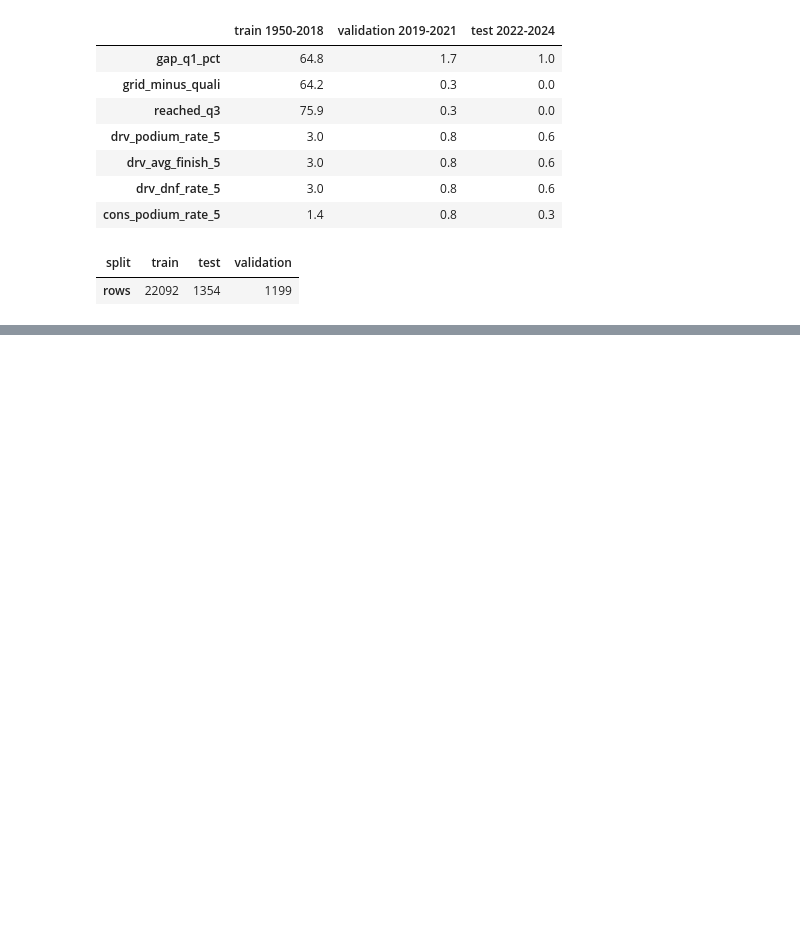
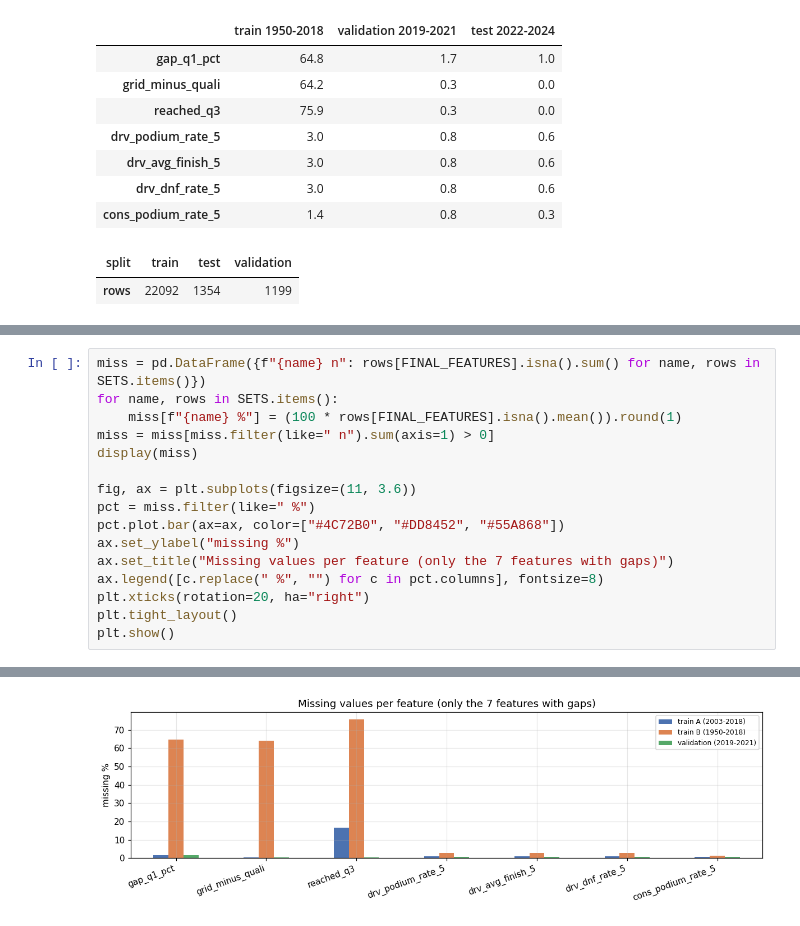
Before and after one commit to Farah-Essam/ACL-2, a Jupyter notebook: f1_podium_prediction.ipynb, the cells around one changed output, grey strips where cells are left out. Drawn from its saved outputs; the diff is of its cells as text; blank space fills up the shorter version.

```diff
--- a/f1_podium_prediction.ipynb
+++ b/f1_podium_prediction.ipynb
@@ -3925,0 +3995,17 @@ Missing values per feature (%), only features with gaps; 'train' here is all tra
+# %%
+miss = pd.DataFrame({f"{name} n": rows[FINAL_FEATURES].isna().sum() for name, rows in SETS.items()})
+for name, rows in SETS.items():
+    miss[f"{name} %"] = (100 * rows[FINAL_FEATURES].isna().mean()).round(1)
+miss = miss[miss.filter(like=" n").sum(axis=1) > 0]
+display(miss)
+
+fig, ax = plt.subplots(figsize=(11, 3.6))
+pct = miss.filter(like=" %")
+pct.plot.bar(ax=ax, color=["#4C72B0", "#DD8452", "#55A868"])
+ax.set_ylabel("missing %")
+ax.set_title("Missing values per feature (only the 7 features with gaps)")
+ax.legend([c.replace(" %", "") for c in pct.columns], fontsize=8)
+plt.xticks(rotation=20, ha="right")
+plt.tight_layout()
+plt.show()
+# %% [output]
@@ -3925,0 +4020 @@ Missing values per feature (%), only features with gaps; 'train' here is all tra
+[figure, added]
```
Also changed, not shown: parts of 81 cells of this notebook, 3 other files.
